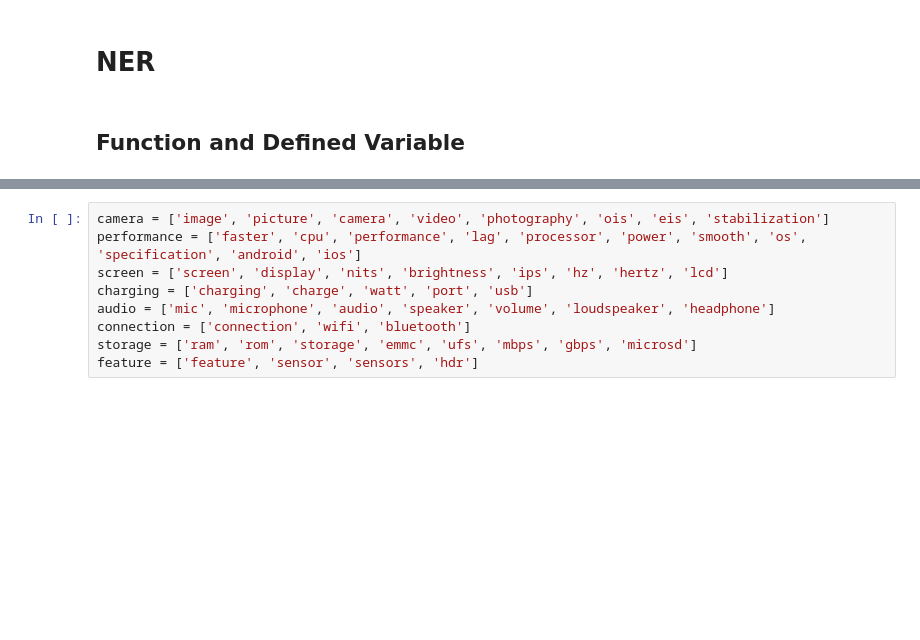
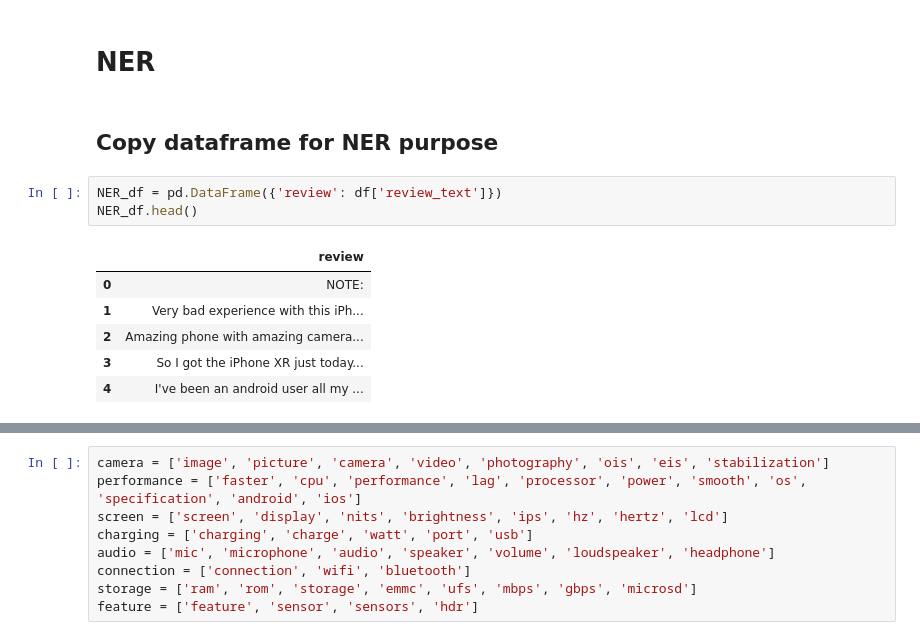
Before and after one commit to IdjiotSandwiches/Combining-Sentiment-Analysis-and-Named-Entity-Recognition-in-Smartphone-Reviews, a Jupyter notebook: Project/NLP_Project.ipynb, the cells around one changed output, grey strips where cells are left out. Saved outputs shown, nothing was run; the diff lists cells and outputs as text; blank space fills up the shorter version.

```diff
--- a/Project/NLP_Project.ipynb
+++ b/Project/NLP_Project.ipynb
@@ -289,5 +306,15 @@ DistilBERT model:
 Evaluation results: {'eval_loss': 0.09182687848806381, 'eval_f1-score': 0.9751889560307472, 'eval_runtime': 42.362, 'eval_samples_per_second': 63.005, 'eval_steps_per_second': 7.884, 'epoch': 5.0}
 # %% [markdown]
 # **NER**
-# %% [markdown]
-## **Function and Defined Variable**
+# %% [markdown]
+## **Copy dataframe for NER purpose**
+# %%
+NER_df = pd.DataFrame({'review': df['review_text']})
+NER_df.head()
+# %% [output]
+|  | review |
+| 0 | NOTE: |
+| 1 | Very bad experience with this iPh... |
+| 2 | Amazing phone with amazing camera... |
+| 3 | So I got the iPhone XR just today... |
+| 4 | I've been an android user all my ... |
```
Also changed, not shown: parts of 47 cells of this notebook, 5 other files.
